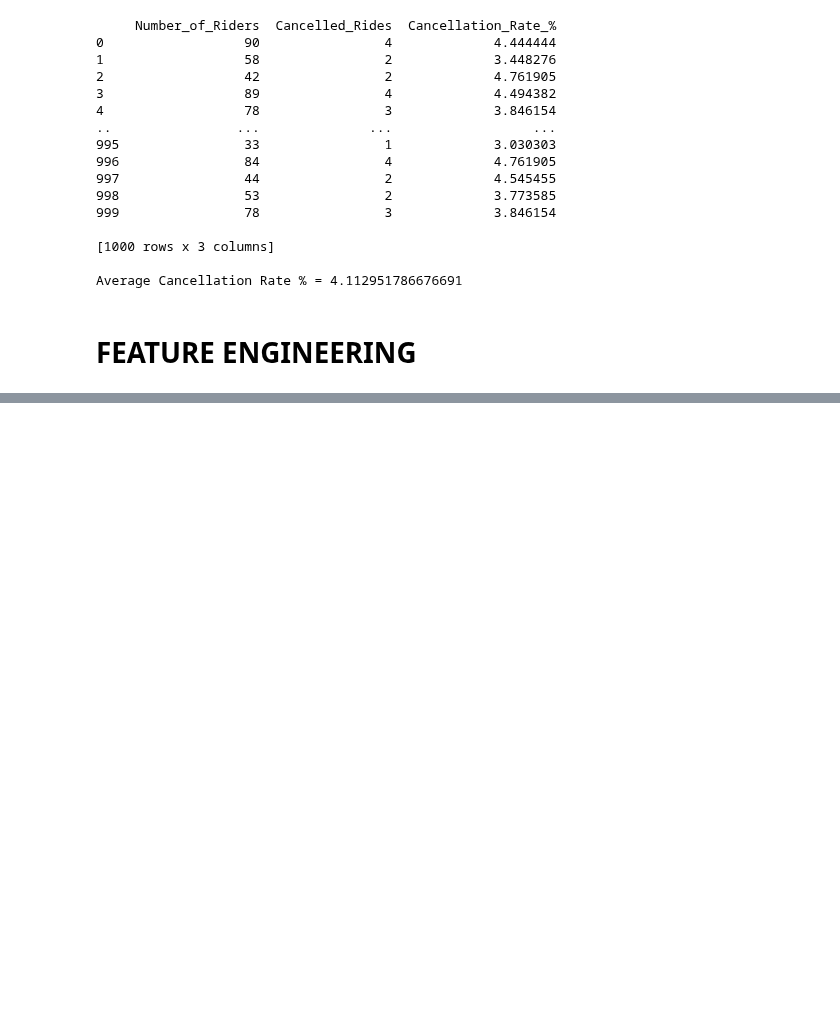
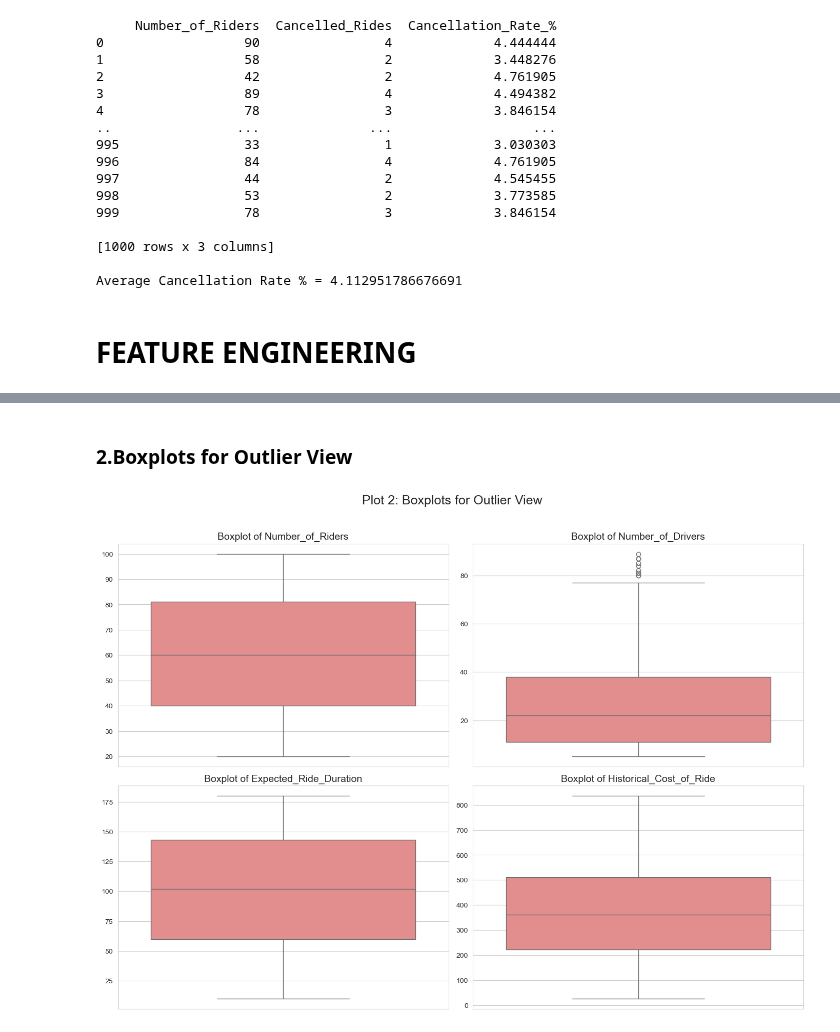
Before and after one commit to ajith-kumar99/price-optima, a Jupyter notebook: Price_Optima.ipynb, the cells around one changed output, grey strips where cells are left out. Drawn from its saved outputs; the diff is of its cells as text; code cells hidden in the pictures; blank space fills up the shorter version.

```diff
--- a/Price_Optima.ipynb
+++ b/Price_Optima.ipynb
@@ -357,0 +502,29 @@ Average Cancellation Rate % = 4.112951786676691
+# %% [markdown]
+### 2.Boxplots for Outlier View
+# %%
+# Define the numerical columns you want to inspect for outliers
+numeric_features = [
+    'Number_of_Riders',
+    'Number_of_Drivers',
+    'Expected_Ride_Duration',
+    'Historical_Cost_of_Ride'
+]
+
+# Create a figure to hold the subplots
+plt.figure(figsize=(14, 10))
+
+# Loop through each feature and create a boxplot
+for i, col in enumerate(numeric_features, 1):
+    plt.subplot(2, 2, i) # Create a 2x2 grid of plots
+    sns.boxplot(y=df[col], color='lightcoral') # Using the y-axis for a vertical plot
+    plt.title(f'Boxplot of {col}', fontsize=14)
+    plt.ylabel('') # Hide y-axis label for a cleaner look
+
+# Add a main title for the entire figure and adjust layout
+plt.suptitle('Plot 2: Boxplots for Outlier View', fontsize=18, y=1.02)
+plt.tight_layout()
+
+# Display the plots
+plt.show()
+# %% [output]
+[figure, added]
```
Also changed, not shown: parts of 9 cells of this notebook.
